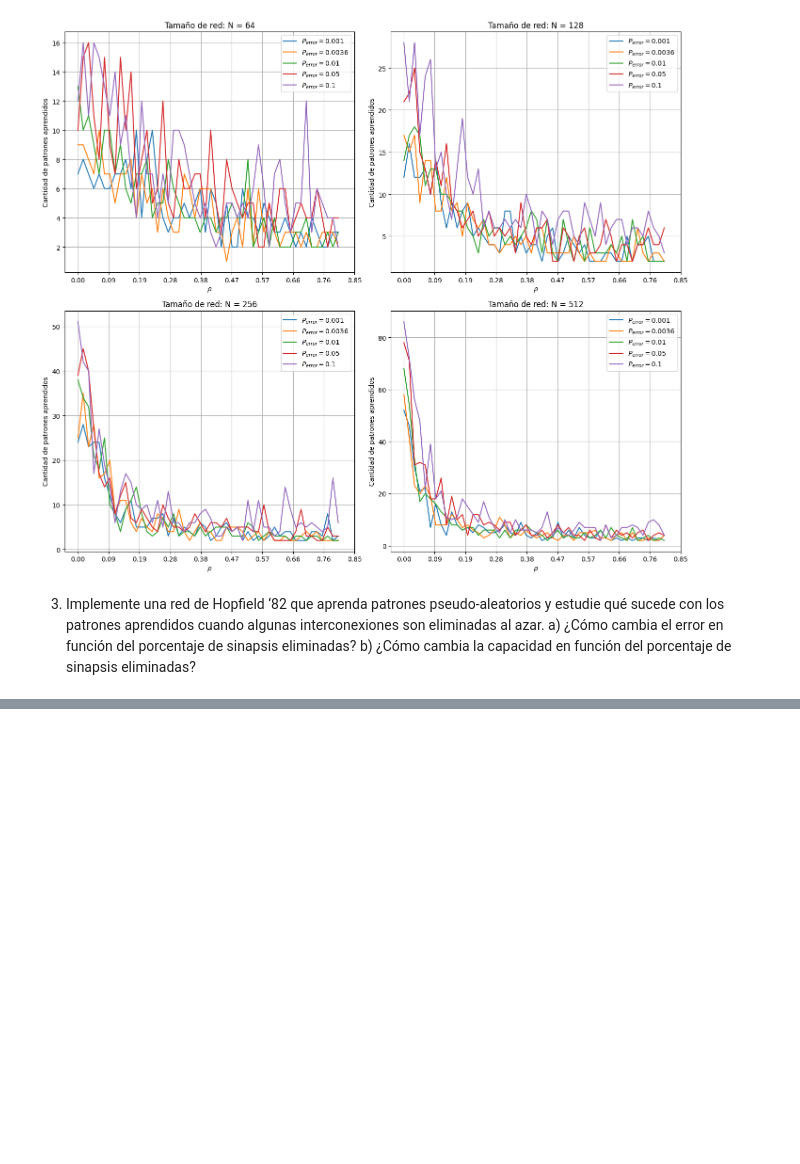
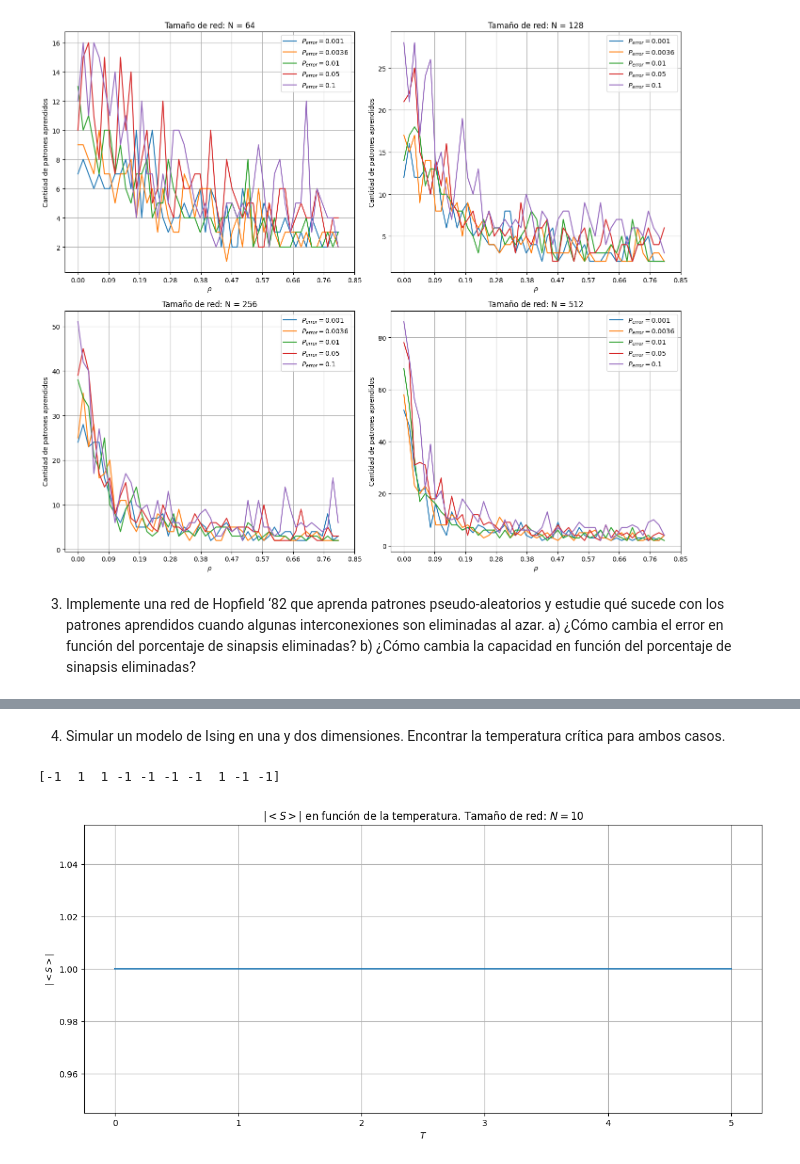
Before and after one commit to lburdman/RedesNeuronales, a Jupyter notebook: TP2/TP2.ipynb, the cells around one changed output, grey strips where cells are left out. Cells and saved outputs as stored; diff of their text form; code cells hidden in the pictures; blank space fills up the shorter version.

```diff
--- a/TP2/TP2.ipynb
+++ b/TP2/TP2.ipynb
@@ -757,0 +805,54 @@ SUMA EN OTRO EJE:  [ 0.0625  0.125   0.      0.5     0.      0.      0.      0.1
+# %% [markdown]
+4. Simular un modelo de Ising en una y dos dimensiones. Encontrar la temperatura crítica
+para ambos casos.
+# %%
+# Funciones
+
+def computeWeightsIsing1D(N):
+    weights = np.zeros((N, N))
+    np.fill_diagonal(weights[:, 1:], 1)
+    np.fill_diagonal(weights[1:, :], 1)
+
+    return weights
+
+def calculateEnergy(pattern, weights):
+    aux = np.outer(pattern, pattern)
+    return -0.5 * np.sum(aux * weights)
+
+# Constantes
+T_0 = 5
+dT = 0.1
+N = 10
+
+magnet = generatePatterns(N, 1)[0]
+print(magnet)
+weights = computeWeightsIsing1D(N)
+
+T = T_0
+
+for _ in range(int(T_0/dT)):
+    magnetizations = []
+    for i in range(1000):
+        E = -0.5 * np.outer(magnet, magnet) * weights
+        random_indexes = np.random.permutation(N)
+        for spin_i in random_indexes:
+            E = calculateEnergy(magnet, weights)
+            magnet[spin_i] = -magnet[spin_i]
+            dE = calculateEnergy(magnet, weights) - E
+
+            if dE > 0 and np.exp(-dE/T) < np.random.rand():
+                magnet[spin_i] = -magnet[spin_i]
+        magnetizations.append(np.abs(np.mean(magnet)))
+    T -= dT
+
+magnetizations.reverse()
+
+fig, ax = plt.subplots(1, 1, figsize=(14, 6))
+ax.plot(np.linspace(0, T_0, len(magnetizations)), magnetizations, label='$|<S>|$')
+ax.set_title(f'$|<S>|$ en función de la temperatura. Tamaño de red: $N = {N}$')
+ax.set_xlabel('$T$')
+ax.set_ylabel('$|<S>|$')
+ax.grid()
+# %% [output]
+[-1  1  1 -1 -1 -1 -1  1 -1 -1]
+[figure, added]
```
Also changed, not shown: parts of 8 cells of this notebook.
